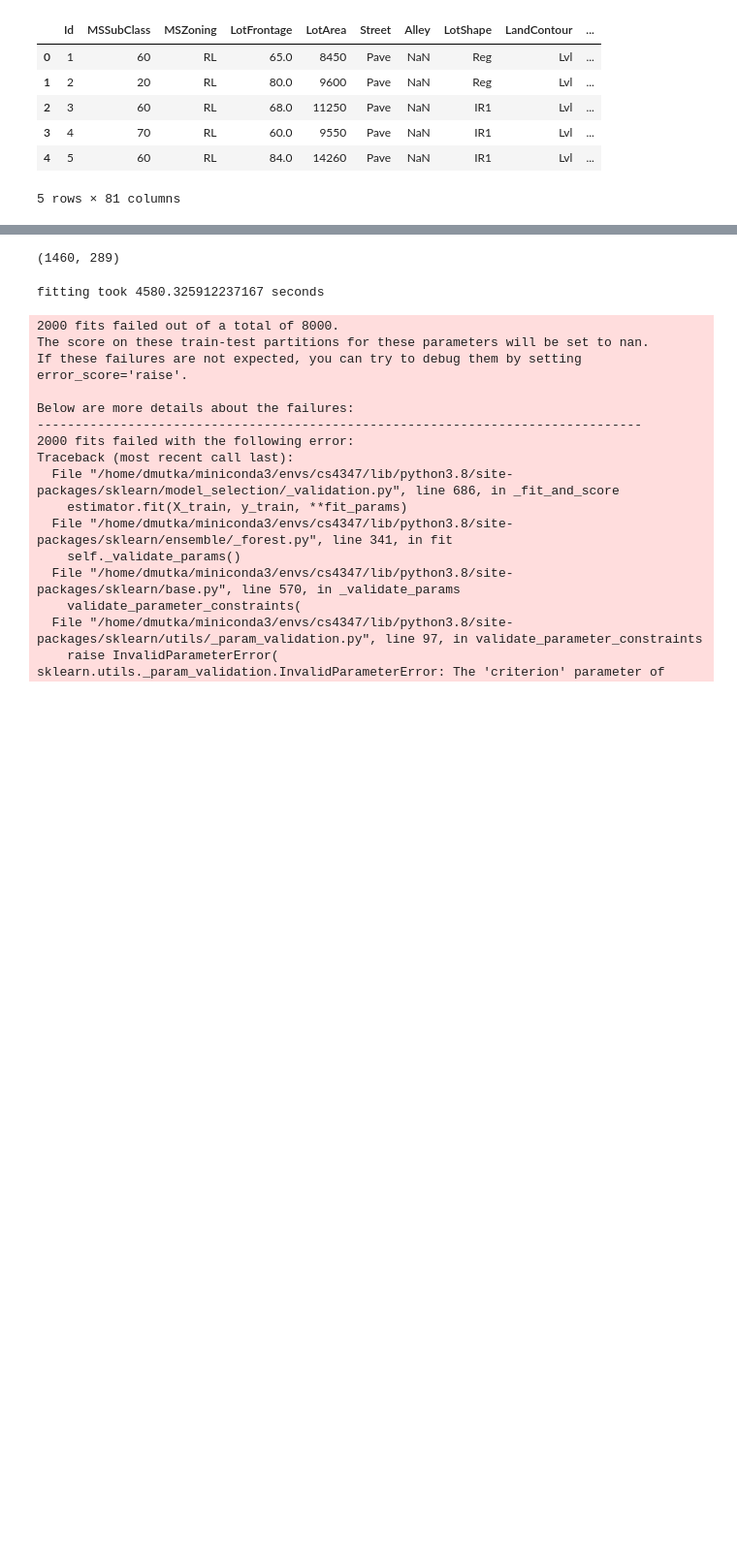
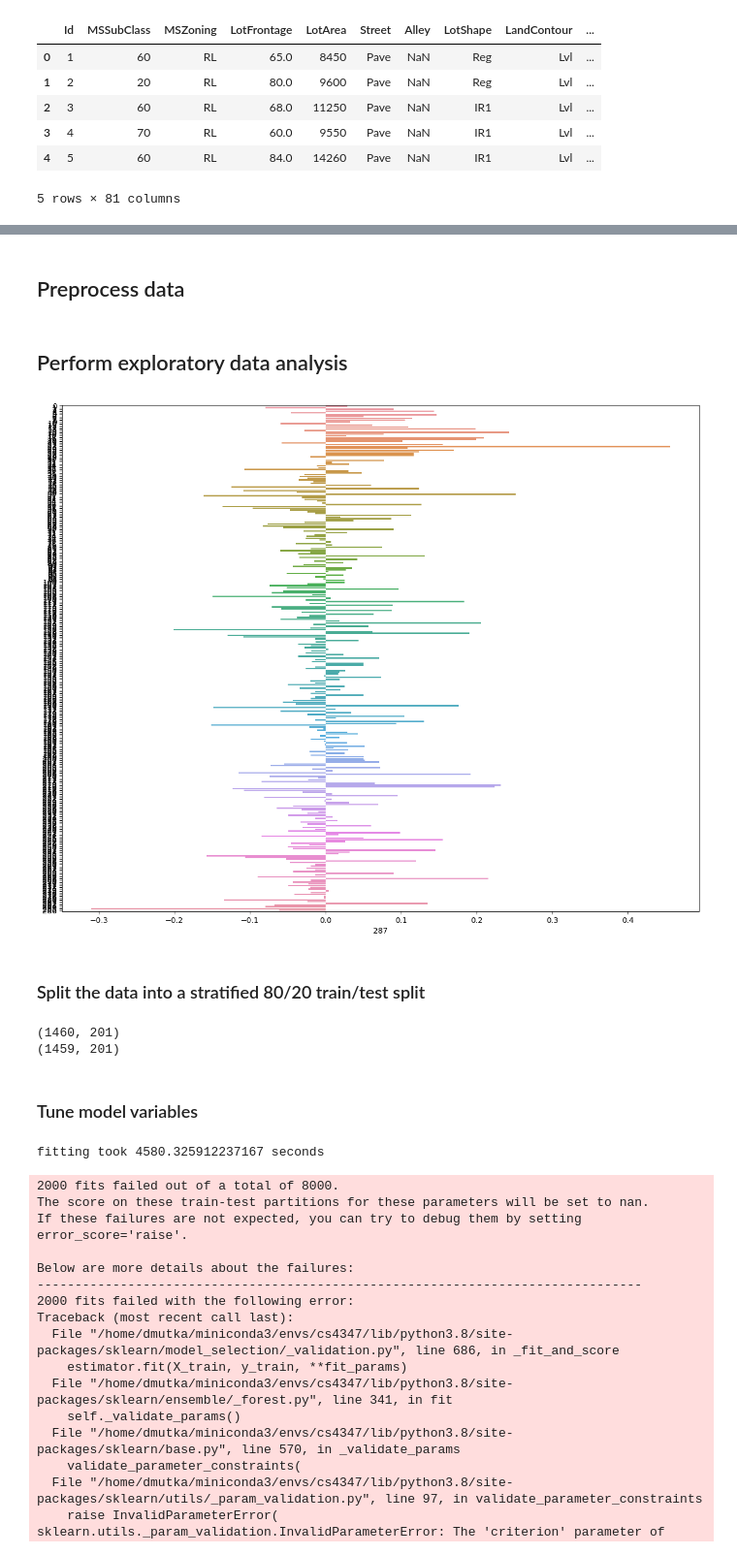
Before and after one commit to Mutka19/Home-Price-Prediction, a Jupyter notebook: house-prices.ipynb, the cells around one changed output, grey strips where cells are left out. Shown at 97% size. Saved outputs shown, nothing was run; the diff lists cells and outputs as text; code cells hidden in the pictures; blank space fills up the shorter version.

```diff
--- a/house-prices.ipynb
+++ b/house-prices.ipynb
@@ -4,6 +6,10 @@ import numpy as np
 
 data_path = './Data/train.csv'
 df = pd.read_csv(data_path, sep=',')
+test_path = './Data/test.csv'
+X_test = pd.read_csv(test_path, sep=',')
+ids = X_test['Id']
+
 df.head(5)
 # %% [output]
 |  | Id | MSSubClass | MSZoning | LotFrontage | LotArea | Street | Alley | LotShape | LandContour | ... |
@@ -16,4 +24,6 @@ df.head(5)
 # %%
 # Split target variable from data
-X = df.drop('SalePrice', axis='columns')
+X = df.drop(['SalePrice', 'Id'], axis='columns')
 y = df['SalePrice']
+X_test = X_test.drop(['Id'], axis='columns')
+X_test.head()
@@ -20,15 +38,43 @@ y = df['SalePrice']
+# %% [markdown]
+## Preprocess data
 # %%
 from sklearn.preprocessing import StandardScaler, OneHotEncoder
 from sklearn.compose import ColumnTransformer
 from sklearn.impute import SimpleImputer
+# Combine training and test set
+combined = pd.concat([X, X_test], axis=0)
 
-# Pre-process dataset
 # Determine which columns are categorical
-categorical_features = list(set(df.columns) - set(df._get_numeric_data().columns))
+categorical_features = list(set(X.columns) - set(X._get_numeric_data().columns))
 
 # Get dummy variables for categorical data
-X = pd.get_dummies(X, columns=categorical_features)
+combined = pd.get_dummies(combined, columns=categorical_features)
+
+# Split back into training and test set
+X = combined[:len(X)]
+X_test = combined[len(X):]
 
 # Impute NaN data
 imputer = SimpleImputer(strategy='constant')
 X = imputer.fit_transform(X)
+X_test = imputer.fit_transform(X_test)
+# %% [markdown]
+## Perform exploratory data analysis
+# %%
+import pandas as pd
+import matplotlib.pyplot as plt
+import seaborn as sns
+
+X_df = pd.DataFrame(X)
+# Plot the correlation to target
+corr_matrix = X_df.corr(numeric_only=True)
+
+# Set figure size
+plt.figure(figsize=(15, 12))
+
+sns.barplot(x=corr_matrix.iloc[:-1,-1], y=corr_matrix.index[:-1], orient='h')
+
+# Print filter
+plt.show()
+# %% [output]
+[figure, added]
@@ -35,9 +89,17 @@ X = imputer.fit_transform(X)
+# %% [markdown]
+### Split the data into a stratified 80/20 train/test split
 # %%
 from sklearn.model_selection import train_test_split
-X_train, X_test, y_train, y_test = train_test_split(X, y, test_size=0.2, random_state=34)
+
+# Get train_test_split for tuning and accuracy metrics
+X_train, X_test_data, y_train, y_test = train_test_split(X, y, test_size=0.2, random_state=34)
 print(X.shape)
+print(X_test.shape)
 # %% [output]
-(1460, 289)
+(1460, 201)
+(1459, 201)
+# %% [markdown]
+### Tune model variables
 # %%
 from sklearn.ensemble import RandomForestRegressor
 from sklearn.model_selection import GridSearchCV
```
Also changed, not shown: parts of 12 cells of this notebook, 1 other file.
